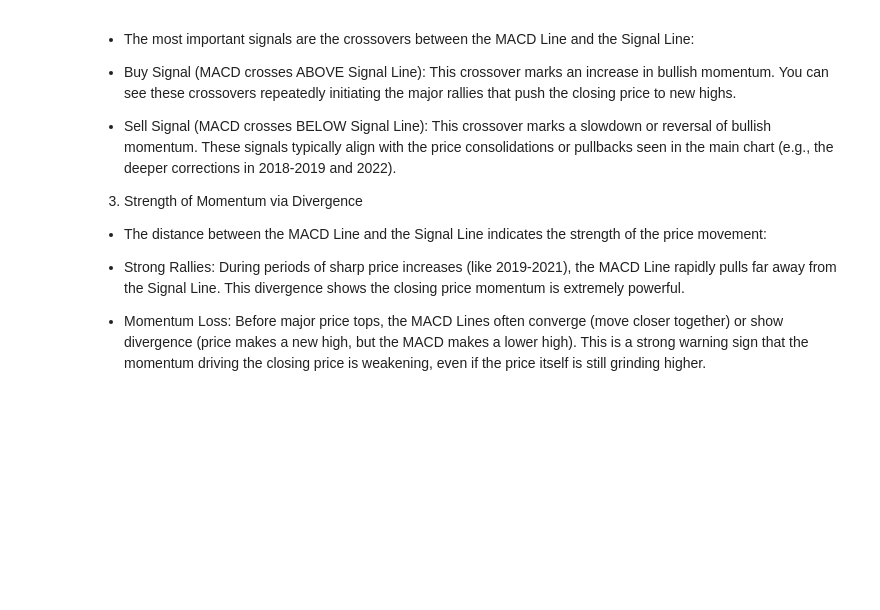
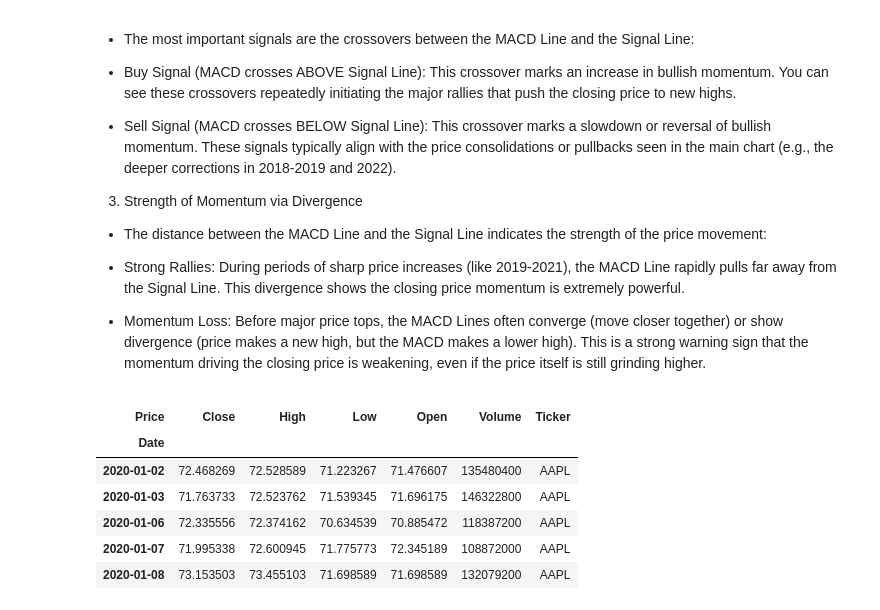
Before and after one commit to birhanu-ma/Financial-Data-Analysis, a Jupyter notebook: notebooks/AAPL.ipynb, the cells around one changed output. Saved outputs shown, nothing was run; the diff lists cells and outputs as text; code cells hidden in the pictures; blank space fills up the shorter version.

```diff
--- a/notebooks/AAPL.ipynb
+++ b/notebooks/AAPL.ipynb
@@ -316,3 +315,13 @@ Overwhelmingly Bullish: For the vast majority of the 15-year period (2009-2024),
 - Strong Rallies: During periods of sharp price increases (like 2019-2021), the MACD Line rapidly pulls far away from the Signal Line. This divergence shows the closing price momentum is extremely powerful.
 
 - Momentum Loss: Before major price tops, the MACD Lines often converge (move closer together) or show divergence (price makes a new high, but the MACD makes a lower high). This is a strong warning sign that the momentum driving the closing price is weakening, even if the price itself is still grinding higher.
+# %%
+df.head()
+# %% [output]
+| Price | Close | High | Low | Open | Volume | Ticker |
+| Date |  |  |  |  |  |  |
+| 2020-01-02 | 72.468269 | 72.528589 | 71.223267 | 71.476607 | 135480400 | AAPL |
+| 2020-01-03 | 71.763733 | 72.523762 | 71.539345 | 71.696175 | 146322800 | AAPL |
+| 2020-01-06 | 72.335556 | 72.374162 | 70.634539 | 70.885472 | 118387200 | AAPL |
+| 2020-01-07 | 71.995338 | 72.600945 | 71.775773 | 72.345189 | 108872000 | AAPL |
+| 2020-01-08 | 73.153503 | 73.455103 | 71.698589 | 71.698589 | 132079200 | AAPL |
```
Also changed, not shown: parts of 6 cells of this notebook, 2 other files.
